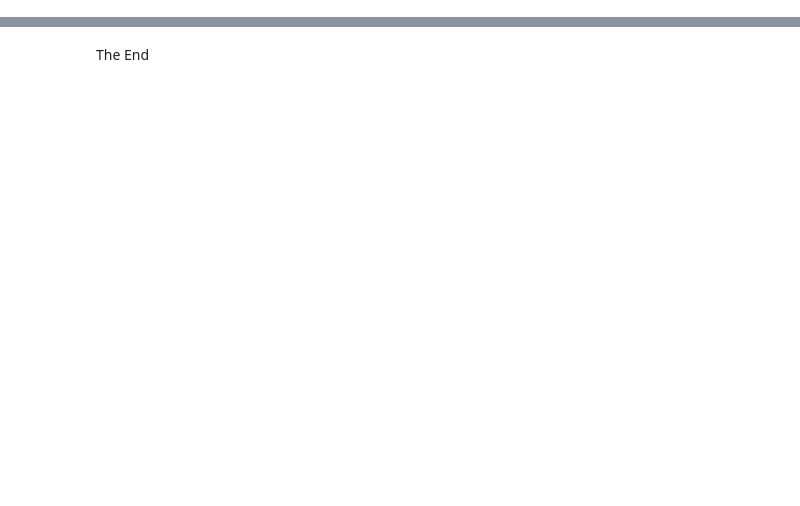
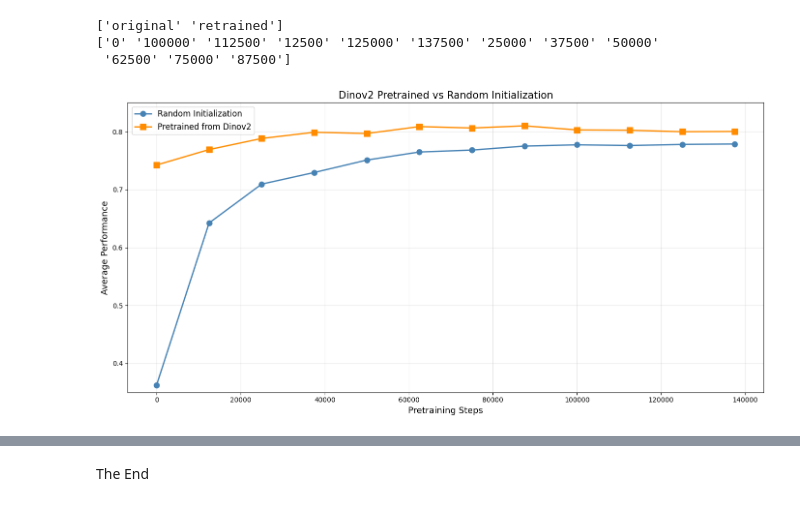
Before and after one commit to sagarigrandhi/OpenMidnight, a Jupyter notebook: notebooks/tile_perf_vs_steps_scratch_vs_retrain.ipynb, the cells around one changed output, grey strips where cells are left out. Drawn from its saved outputs; the diff is of its cells as text; code cells hidden in the pictures; blank space fills up the shorter version.

Commit message:
Edited notebook for avg perf graph

```diff
--- a/notebooks/tile_perf_vs_steps_scratch_vs_retrain.ipynb
+++ b/notebooks/tile_perf_vs_steps_scratch_vs_retrain.ipynb
@@ -38,8 +38,8 @@ def load_combined_data(og_dir, retrain_dir):
     return combined_df
 # %%
 # Load data
-scratch_dir = "/data/ratna/from_scratch/eval_results"
-retrain_dir = "/data/ratna/retrain/eval_results"
+scratch_dir = "/data/ratna/OM_from_scratch/eval_results"
+retrain_dir = "/data/ratna/OM_retrain/eval_results"
 combined_df = load_combined_data(scratch_dir, retrain_dir)
 combined_df.head()
 # %% [output]
@@ -52,3 +56,42 @@ combined_df.head()
+# %%
+print(combined_df['config'].unique())
+print(combined_df['step'].unique())
+# %% [output]
+['original' 'retrained']
+['0' '100000' '112500' '12500' '125000' '137500' '25000' '37500' '50000'
+ '62500' '75000' '87500']
+# %%
+# Compute mean metric per step and config
+avg_df = combined_df.groupby(['step', 'config'])['metric_mean'].mean().reset_index()
+avg_df['step'] = avg_df['step'].astype(int)
+avg_df = avg_df.sort_values('step')
+
+scratch_df = avg_df[avg_df['config'] == 'original']
+retrain_df = avg_df[avg_df['config'] == 'retrained']
+
+fig, ax = plt.subplots(figsize=(14, 7))
+
+ax.plot(scratch_df['step'], scratch_df['metric_mean'],
+        marker='o', linewidth=2, markersize=8,
+        label='Random Initialization', color='steelblue')
+
+ax.plot(retrain_df['step'], retrain_df['metric_mean'],
+        marker='s', linewidth=2, markersize=8,
+        label='Pretrained from Dinov2', color='darkorange')
+
+ax.set_xlabel('Pretraining Steps', fontsize=13)
+ax.set_ylabel('Average Performance', fontsize=13)
+ax.set_title('Dinov2 Pretrained vs Random Initialization', fontsize=15)
+ax.set_ylim(0.35, 0.85)
+ax.legend(fontsize=12)
+ax.grid(True, alpha=0.3)
+ax.ticklabel_format(style='plain', axis='x')
+
+plt.tight_layout()
+plt.savefig('scratch_vs_pretrained.png', dpi=300, bbox_inches='tight')
+plt.show()
+# %% [output]
+[figure, added]
 # %%
 # Plot per-dataset comparison
 individual_df = combined_df.dropna(subset=['metric_mean']).copy()
```
Also changed, not shown: parts of 2 cells of this notebook.
